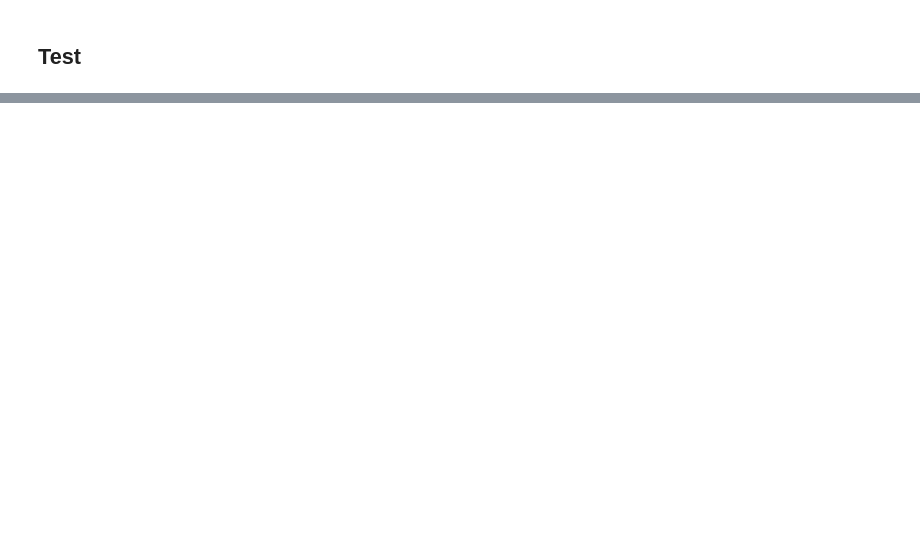
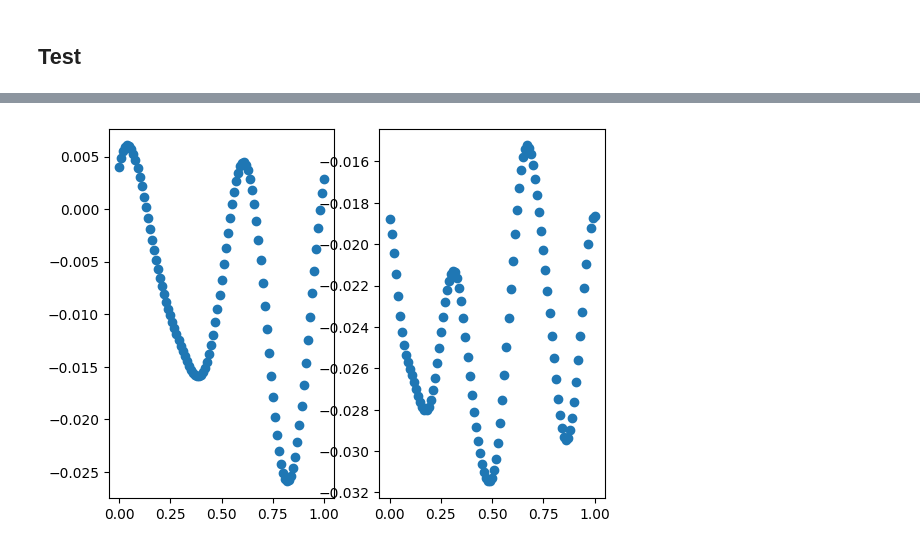
Before and after one commit to Hrrsmjd/fourier_neural_operator, a Jupyter notebook: temp/fourier_1d_heat_equation_no_ic.ipynb, the cells around one changed output, grey strips where cells are left out. Cells and saved outputs as stored; diff of their text form; code cells hidden in the pictures; blank space fills up the shorter version.

```diff
--- a/temp/fourier_1d_heat_equation_no_ic.ipynb
+++ b/temp/fourier_1d_heat_equation_no_ic.ipynb
@@ -577,0 +657,8 @@ plt.show()
+# %%
+plt.subplot(121)
+plt.scatter(np.linspace(0, 1, nx + 1), torch.mean(activation['k3'][0], axis=0))
+plt.subplot(122)
+plt.scatter(np.linspace(0, 1, nx + 1), torch.mean(activation['w3'][0], axis=0))
+plt.show()
+# %% [output]
+[figure, added]
```
Also changed, not shown: parts of 18 cells of this notebook, 4 other files.
